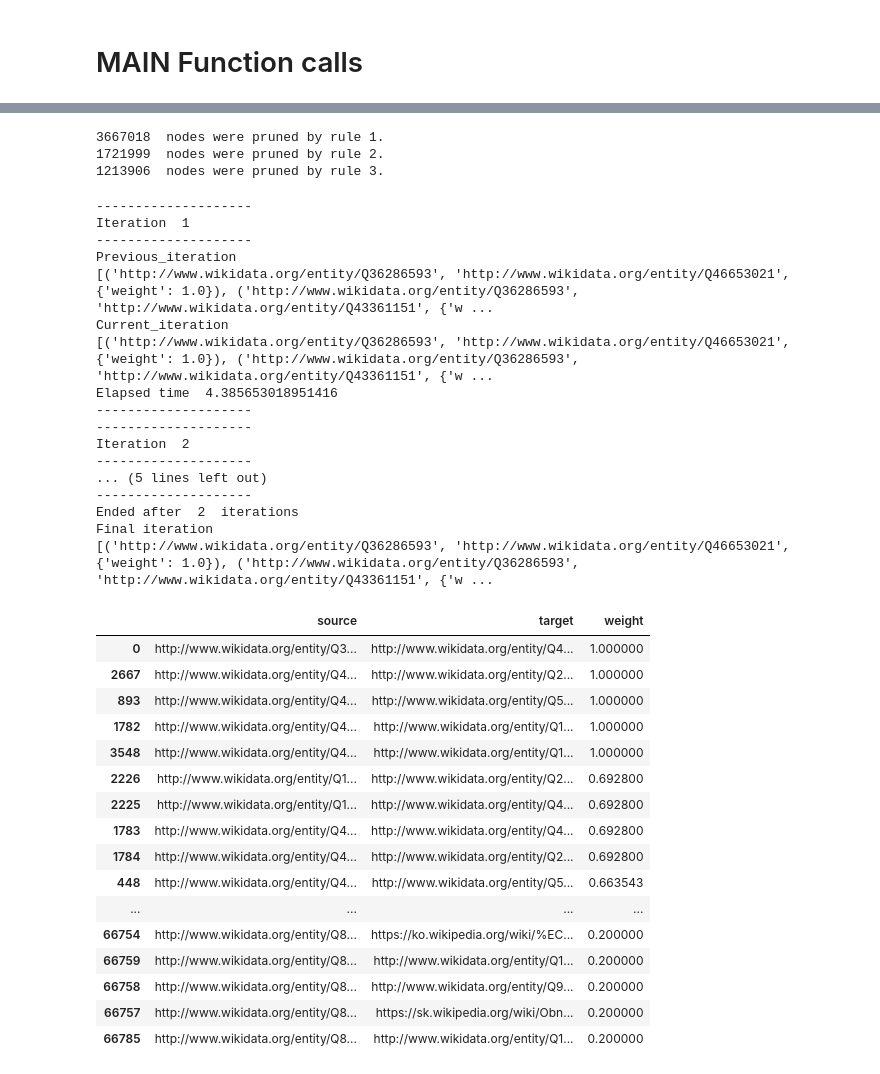
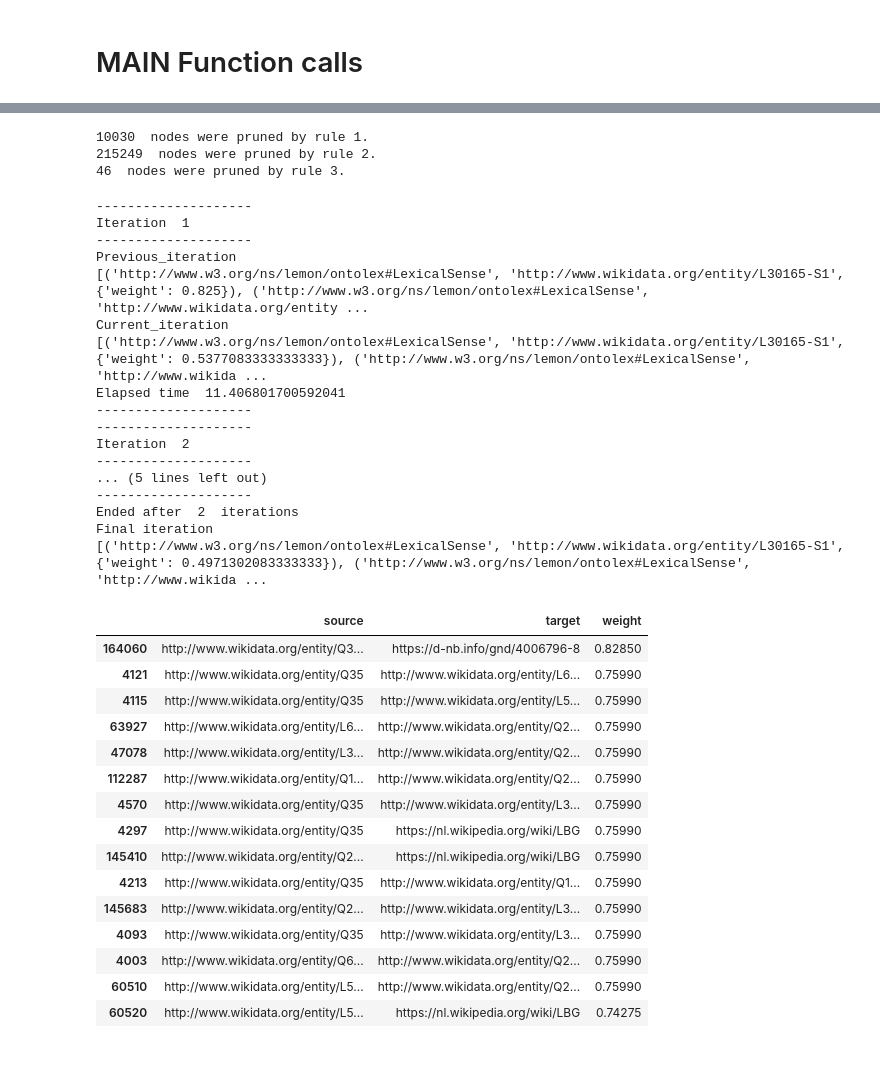
Before and after one commit to kent1325/p4-merging-graph-nodes, a Jupyter notebook: merge_candidates.ipynb, the cells around one changed output, grey strips where cells are left out. Saved outputs shown, nothing was run; the diff lists cells and outputs as text; code cells hidden in the pictures.

```diff
--- a/merge_candidates.ipynb
+++ b/merge_candidates.ipynb
@@ -135,9 +135,9 @@ com_neighbors = common_neighbors(q171076_graph, NODE_URL)
 # %% [markdown]
 #### Iceberg pruning constants
 # %%
-THETA = 0.9999
+THETA = 0.5
 ALPHA = 0.4
-BETA = 0.2
+BETA = 0.3
 THETA_BAR = (THETA - BETA)/(1 - BETA)
 DELTA = 0.01
 # %% [markdown]
@@ -392,9 +398,9 @@ neighbor_degree_dict = sort_neighborhood_degree(sorted_nodes_by_degree, q171076_
 similarity_temp_graph_iceberg = initialize_similarity_matrix(permutations(sorted_nodes_by_degree), q171076_graph, neighbor_degree_dict)
 #print(similarity_temp_graph_iceberg)
 # %% [output]
-3667018  nodes were pruned by rule 1.
-1721999  nodes were pruned by rule 2.
-1213906  nodes were pruned by rule 3.
+10030  nodes were pruned by rule 1.
+215249  nodes were pruned by rule 2.
+46  nodes were pruned by rule 3.
 # %%
 aux, nodes = auxiliary(q171076_graph, similarity_temp_graph_iceberg)
 #print(aux, nodes)
@@ -405,10 +411,10 @@ r_sim = rolesim(nx.Graph(aux), sorted(nodes), neighbor_degree_dict)
 Iteration  1
 --------------------
 Previous_iteration
-[('http://www.wikidata.org/entity/Q36286593', 'http://www.wikidata.org/entity/Q46653021', {'weight': 1.0}), ('http://www.wikidata.org/entity/Q36286593', 'http://www.wikidata.org/entity/Q43361151', {'w ...
+[('http://www.w3.org/ns/lemon/ontolex#LexicalSense', 'http://www.wikidata.org/entity/L30165-S1', {'weight': 0.825}), ('http://www.w3.org/ns/lemon/ontolex#LexicalSense', 'http://www.wikidata.org/entity ...
 Current_iteration
-[('http://www.wikidata.org/entity/Q36286593', 'http://www.wikidata.org/entity/Q46653021', {'weight': 1.0}), ('http://www.wikidata.org/entity/Q36286593', 'http://www.wikidata.org/entity/Q43361151', {'w ...
-Elapsed time  4.385653018951416
+[('http://www.w3.org/ns/lemon/ontolex#LexicalSense', 'http://www.wikidata.org/entity/L30165-S1', {'weight': 0.5377083333333333}), ('http://www.w3.org/ns/lemon/ontolex#LexicalSense', 'http://www.wikida ...
+Elapsed time  11.406801700592041
 --------------------
 --------------------
 Iteration  2
@@ -417,25 +423,25 @@ Iteration  2
 --------------------
 Ended after  2  iterations
 Final iteration
-[('http://www.wikidata.org/entity/Q36286593', 'http://www.wikidata.org/entity/Q46653021', {'weight': 1.0}), ('http://www.wikidata.org/entity/Q36286593', 'http://www.wikidata.org/entity/Q43361151', {'w ...
+[('http://www.w3.org/ns/lemon/ontolex#LexicalSense', 'http://www.wikidata.org/entity/L30165-S1', {'weight': 0.4971302083333333}), ('http://www.w3.org/ns/lemon/ontolex#LexicalSense', 'http://www.wikida ...
 # %%
 temp = nx.to_pandas_edgelist(r_sim)
-temp.sort_values(by=["weight"], ascending=False).head(50)
+#temp.loc[temp.source == NODE_URL].sort_values(by=["weight"], ascending=False)
+temp.sort_values(by=["weight"], ascending=False).head(15)
 # %% [output]
 |  | source | target | weight |
-| 0 | http://www.wikidata.org/entity/Q3... | http://www.wikidata.org/entity/Q4... | 1.000000 |
-| 2667 | http://www.wikidata.org/entity/Q4... | http://www.wikidata.org/entity/Q2... | 1.000000 |
-| 893 | http://www.wikidata.org/entity/Q4... | http://www.wikidata.org/entity/Q5... | 1.000000 |
-| 1782 | http://www.wikidata.org/entity/Q4... | http://www.wikidata.org/entity/Q1... | 1.000000 |
-| 3548 | http://www.wikidata.org/entity/Q4... | http://www.wikidata.org/entity/Q1... | 1.000000 |
-| 2226 | http://www.wikidata.org/entity/Q1... | http://www.wikidata.org/entity/Q2... | 0.692800 |
-| 2225 | http://www.wikidata.org/entity/Q1... | http://www.wikidata.org/entity/Q4... | 0.692800 |
-| 1783 | http://www.wikidata.org/entity/Q4... | http://www.wikidata.org/entity/Q4... | 0.692800 |
-| 1784 | http://www.wikidata.org/entity/Q4... | http://www.wikidata.org/entity/Q2... | 0.692800 |
-| 448 | http://www.wikidata.org/entity/Q4... | http://www.wikidata.org/entity/Q5... | 0.663543 |
-| ... | ... | ... | ... |
-| 66754 | http://www.wikidata.org/entity/Q8... | https://ko.wikipedia.org/wiki/%EC... | 0.200000 |
-| 66759 | http://www.wikidata.org/entity/Q8... | http://www.wikidata.org/entity/Q1... | 0.200000 |
-| 66758 | http://www.wikidata.org/entity/Q8... | http://www.wikidata.org/entity/Q9... | 0.200000 |
-| 66757 | http://www.wikidata.org/entity/Q8... | https://sk.wikipedia.org/wiki/Obn... | 0.200000 |
-| 66785 | http://www.wikidata.org/entity/Q8... | http://www.wikidata.org/entity/Q1... | 0.200000 |
+| 164060 | http://www.wikidata.org/entity/Q3... | https://d-nb.info/gnd/4006796-8 | 0.82850 |
+| 4121 | http://www.wikidata.org/entity/Q35 | http://www.wikidata.org/entity/L6... | 0.75990 |
+| 4115 | http://www.wikidata.org/entity/Q35 | http://www.wikidata.org/entity/L5... | 0.75990 |
+| 63927 | http://www.wikidata.org/entity/L6... | http://www.wikidata.org/entity/Q2... | 0.75990 |
+| 47078 | http://www.wikidata.org/entity/L3... | http://www.wikidata.org/entity/Q2... | 0.75990 |
+| 112287 | http://www.wikidata.org/entity/Q1... | http://www.wikidata.org/entity/Q2... | 0.75990 |
+| 4570 | http://www.wikidata.org/entity/Q35 | http://www.wikidata.org/entity/L3... | 0.75990 |
+| 4297 | http://www.wikidata.org/entity/Q35 | https://nl.wikipedia.org/wiki/LBG | 0.75990 |
+| 145410 | http://www.wikidata.org/entity/Q2... | https://nl.wikipedia.org/wiki/LBG | 0.75990 |
+| 4213 | http://www.wikidata.org/entity/Q35 | http://www.wikidata.org/entity/Q1... | 0.75990 |
+| 145683 | http://www.wikidata.org/entity/Q2... | http://www.wikidata.org/entity/L3... | 0.75990 |
+| 4093 | http://www.wikidata.org/entity/Q35 | http://www.wikidata.org/entity/L3... | 0.75990 |
+| 4003 | http://www.wikidata.org/entity/Q6... | http://www.wikidata.org/entity/Q2... | 0.75990 |
+| 60510 | http://www.wikidata.org/entity/L5... | http://www.wikidata.org/entity/Q2... | 0.75990 |
+| 60520 | http://www.wikidata.org/entity/L5... | https://nl.wikipedia.org/wiki/LBG | 0.74275 |
```
Also changed, not shown: parts of 3 cells of this notebook, 4 other files.
